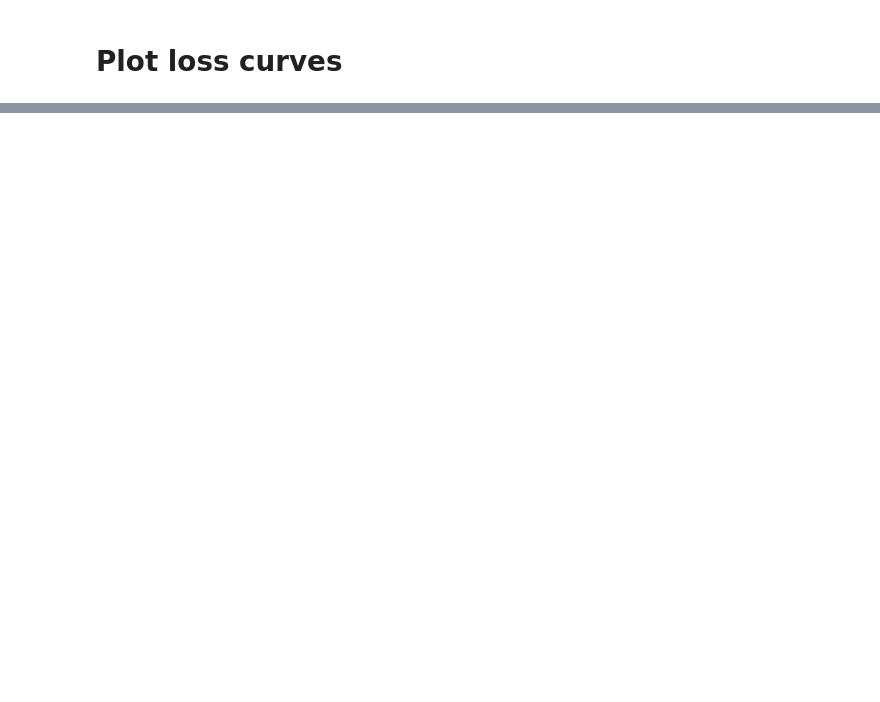
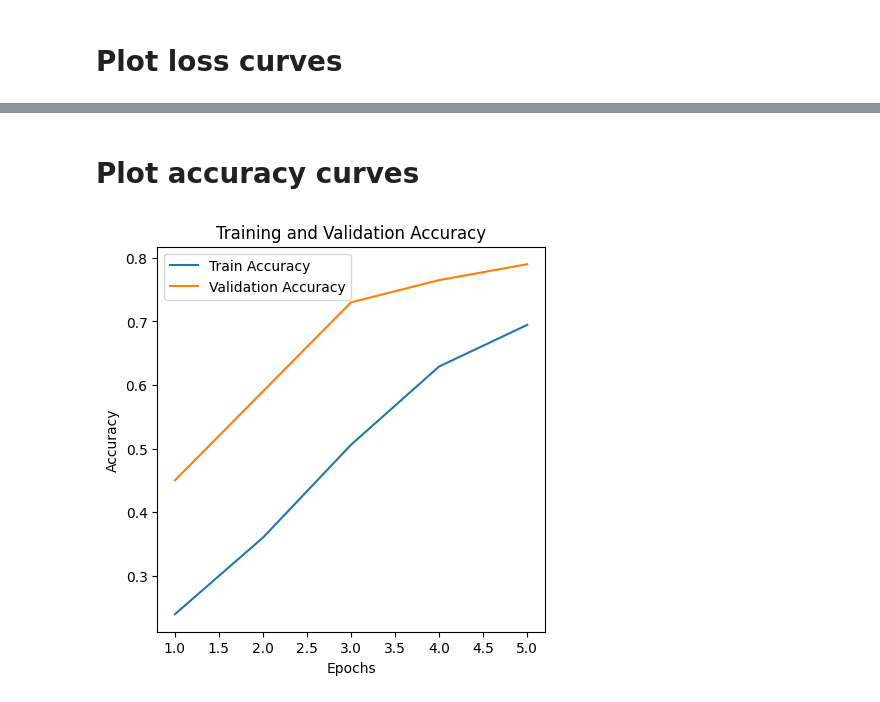
Before and after one commit to Kaspian24/FruitsRecognition, a Jupyter notebook: resnet50.ipynb, the cells around one changed output, grey strips where cells are left out. Drawn from its saved outputs; the diff is of its cells as text; code cells hidden in the pictures; blank space fills up the shorter version.

```diff
--- a/resnet50.ipynb
+++ b/resnet50.ipynb
@@ -284,0 +297,14 @@ plt.show()
+# %% [markdown]
+# Plot accuracy curves
+# %%
+# Plotting accuracy curves
+plt.figure(figsize=(5, 5))
+plt.plot(range(1, num_epochs + 1), train_accuracies, label='Train Accuracy')
+plt.plot(range(1, num_epochs + 1), valid_accuracies, label='Validation Accuracy')
+plt.xlabel('Epochs')
+plt.ylabel('Accuracy')
+plt.title('Training and Validation Accuracy')
+plt.legend()
+plt.show()
+# %% [output]
+[figure, added]
```
Also changed, not shown: parts of 5 cells of this notebook.
